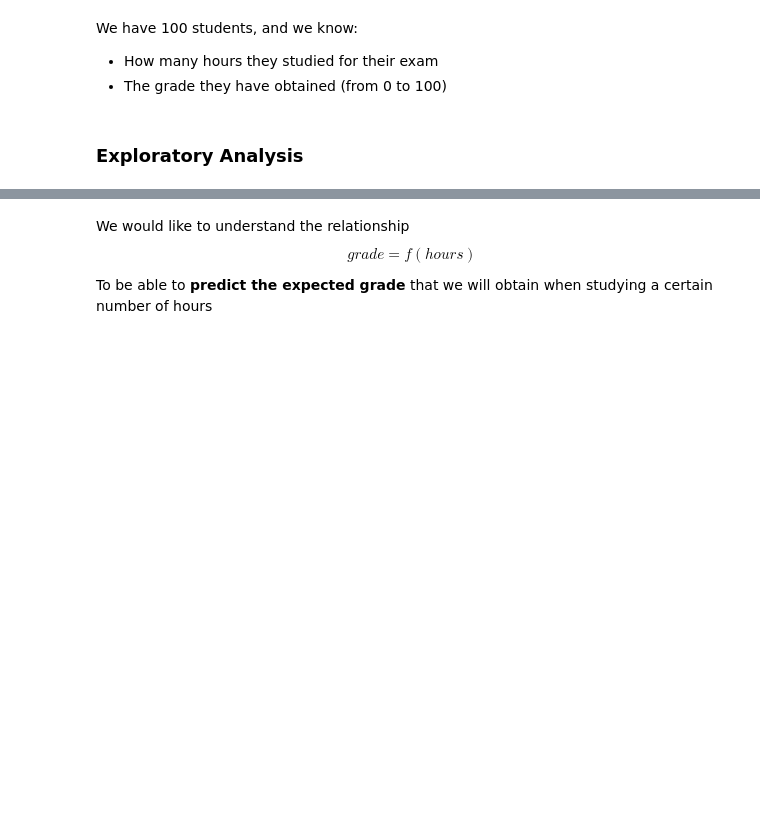
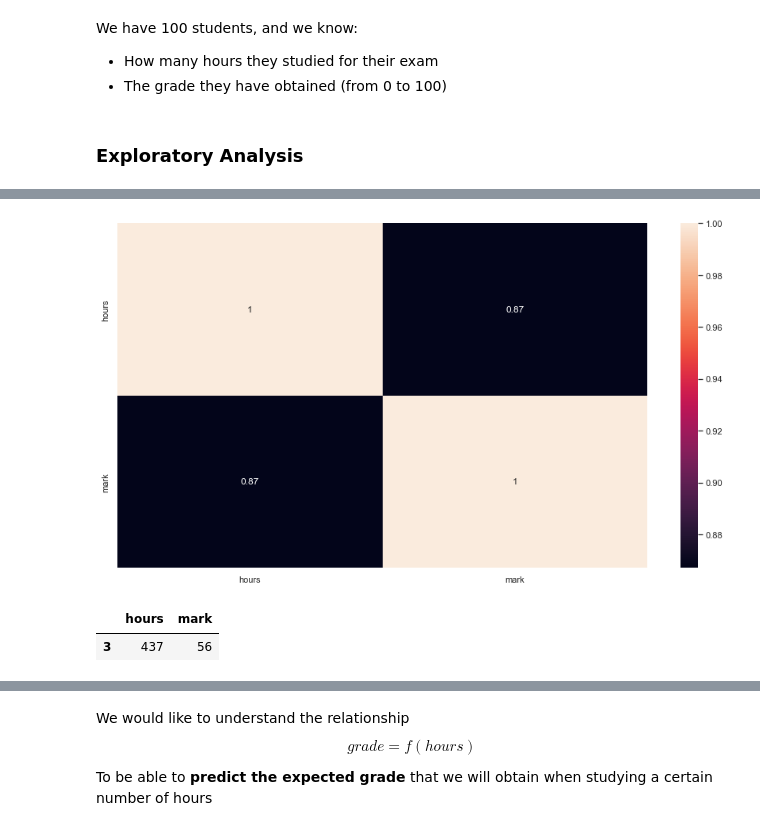
Before and after one commit to Ironhack-data-bcn-april-2023/lectures, a Jupyter notebook: week-7/01 - Linear regression.ipynb, the cells around one changed output, grey strips where cells are left out. Saved outputs shown, nothing was run; the diff lists cells and outputs as text; code cells hidden in the pictures; blank space fills up the shorter version.

```diff
--- a/week-7/01 - Linear regression.ipynb
+++ b/week-7/01 - Linear regression.ipynb
@@ -46,3 +58,5 @@ We have 100 students, and we know:
  * The grade they have obtained (from 0 to 100)
 # %% [markdown]
 ### Exploratory Analysis
+# %%
+df = pd.read_csv("../datasets/hours_vs_mark.csv")
@@ -48,0 +117,10 @@ We have 100 students, and we know:
+# %%
+import seaborn as sns
+sns.heatmap(df.corr(), annot=True);
+# %% [output]
+[figure, added]
+# %%
+df.sample()
+# %% [output]
+|  | hours | mark |
+| 3 | 437 | 56 |
```
Also changed, not shown: parts of 44 cells of this notebook.
